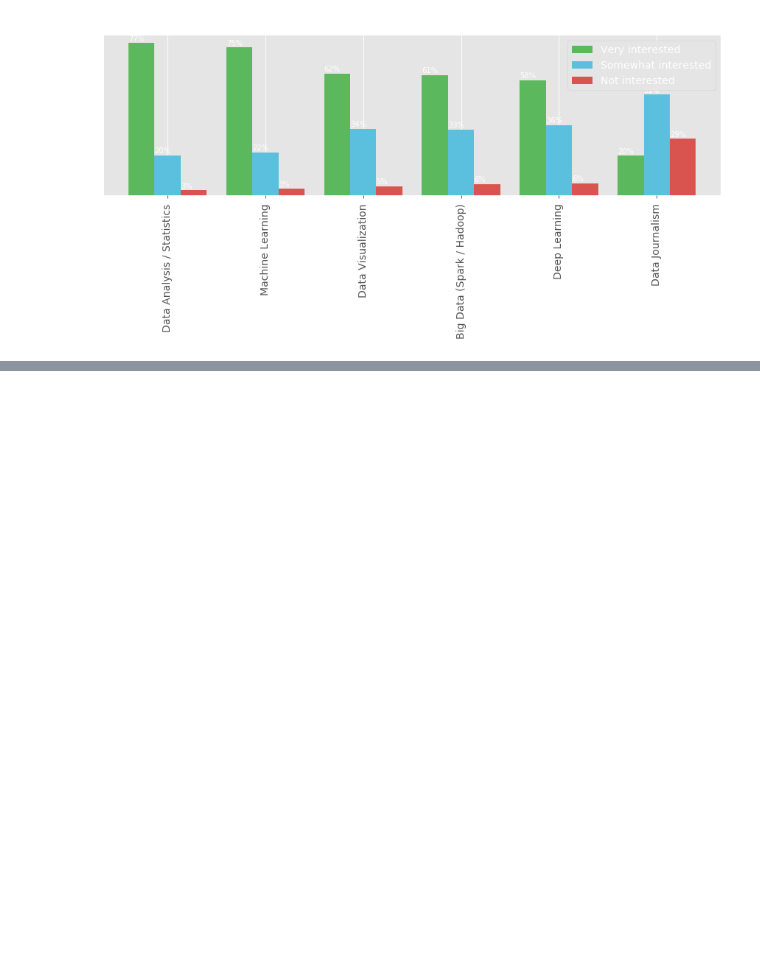
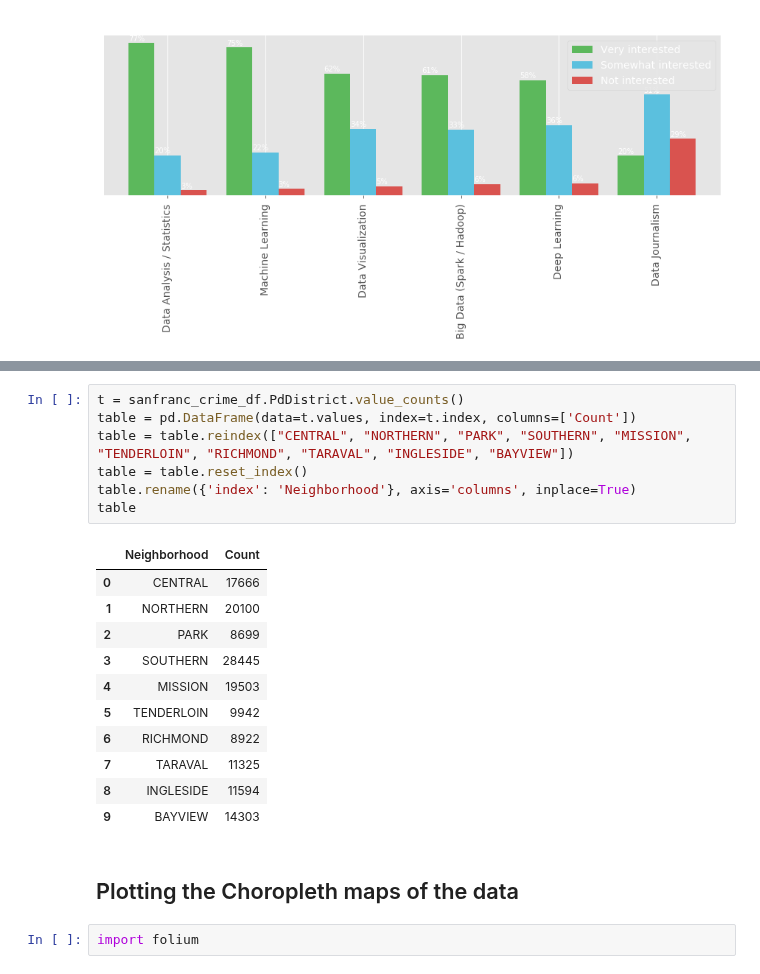
Before and after one commit to Geek-ubaid/ML_Everyday, a Jupyter notebook: Day8/Data Viz Assignment.ipynb, the cells around one changed output, grey strips where cells are left out. Saved outputs shown, nothing was run; the diff lists cells and outputs as text; blank space fills up the shorter version.

```diff
--- a/Day8/Data Viz Assignment.ipynb
+++ b/Day8/Data Viz Assignment.ipynb
@@ -81,0 +91,23 @@ sanfranc_crime_df = pd.read_csv("")
+# %%
+t = sanfranc_crime_df.PdDistrict.value_counts()
+table = pd.DataFrame(data=t.values, index=t.index, columns=['Count'])
+table = table.reindex(["CENTRAL", "NORTHERN", "PARK", "SOUTHERN", "MISSION", "TENDERLOIN", "RICHMOND", "TARAVAL", "INGLESIDE", "BAYVIEW"])
+table = table.reset_index()
+table.rename({'index': 'Neighborhood'}, axis='columns', inplace=True)
+table
+# %% [output]
+|  | Neighborhood | Count |
+| 0 | CENTRAL | 17666 |
+| 1 | NORTHERN | 20100 |
+| 2 | PARK | 8699 |
+| 3 | SOUTHERN | 28445 |
+| 4 | MISSION | 19503 |
+| 5 | TENDERLOIN | 9942 |
+| 6 | RICHMOND | 8922 |
+| 7 | TARAVAL | 11325 |
+| 8 | INGLESIDE | 11594 |
+| 9 | BAYVIEW | 14303 |
+# %% [markdown]
+## Plotting the Choropleth maps of the data
+# %%
+import folium
```
Also changed, not shown: parts of 3 cells of this notebook, 3 other files.
